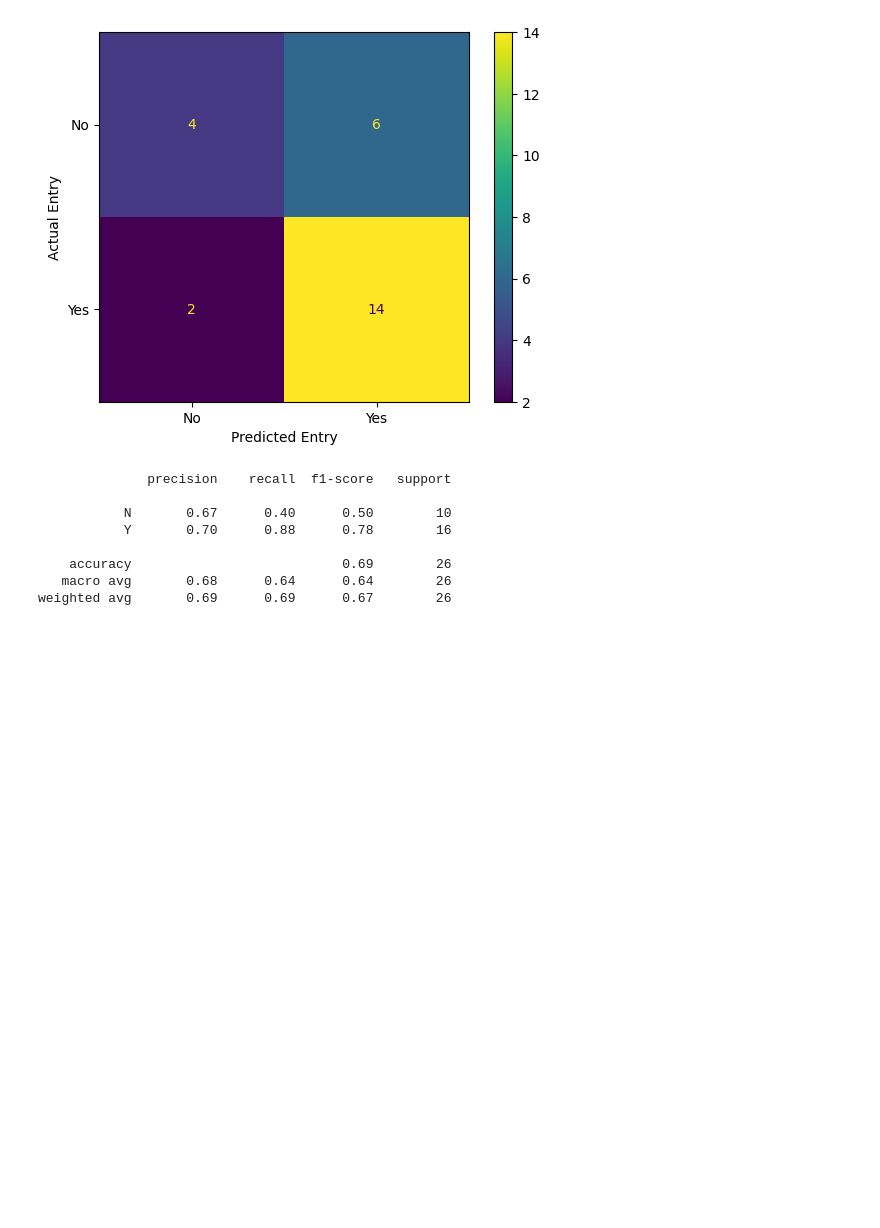
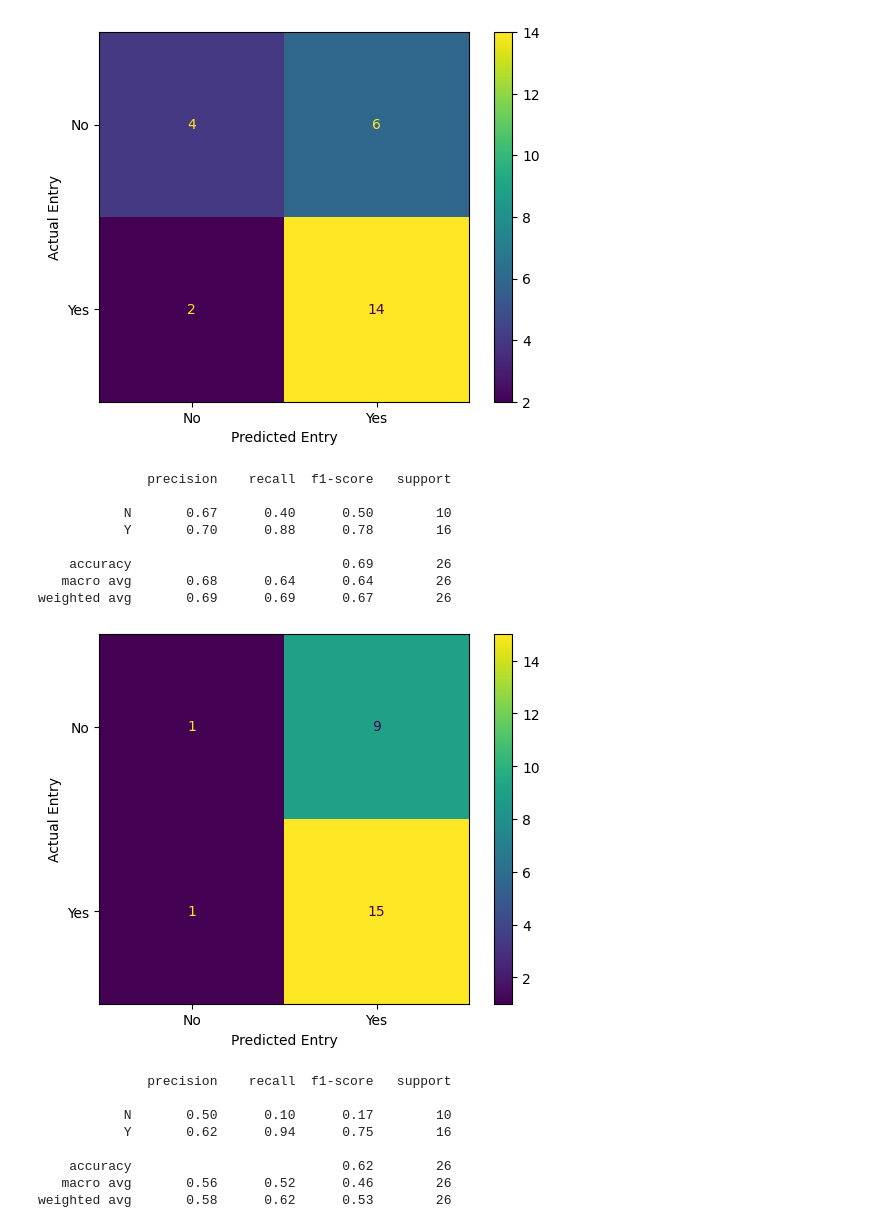
Before and after one commit to sirkotal/feup-ac, a Jupyter notebook: training.ipynb, the cells around one changed output. Cells and saved outputs as stored; diff of their text form; code cells hidden in the pictures; blank space fills up the shorter version.

Commit message:
Added the AdaBoost classifier

```diff
--- a/training.ipynb
+++ b/training.ipynb
@@ -182,3 +183,22 @@ data_results(testing_classes, testing_inputs, ann_class)
     accuracy                           0.69        26
    macro avg       0.68      0.64      0.64        26
 weighted avg       0.69      0.69      0.67        26
+# %%
+ab_class = AdaBoostClassifier(n_estimators=100, algorithm="SAMME", random_state=42)
+ab_class.fit(training_inputs, training_classes)
+
+ab_class.score(testing_inputs, testing_classes)
+
+accuracy_score(testing_classes, ab_class.predict(testing_inputs))
+
+data_results(testing_classes, testing_inputs, ab_class)
+# %% [output]
+[figure, added]
+              precision    recall  f1-score   support
+
+           N       0.50      0.10      0.17        10
+           Y       0.62      0.94      0.75        16
+
+    accuracy                           0.62        26
+   macro avg       0.56      0.52      0.46        26
+weighted avg       0.58      0.62      0.53        26
```
Also changed, not shown: parts of 2 cells of this notebook.
